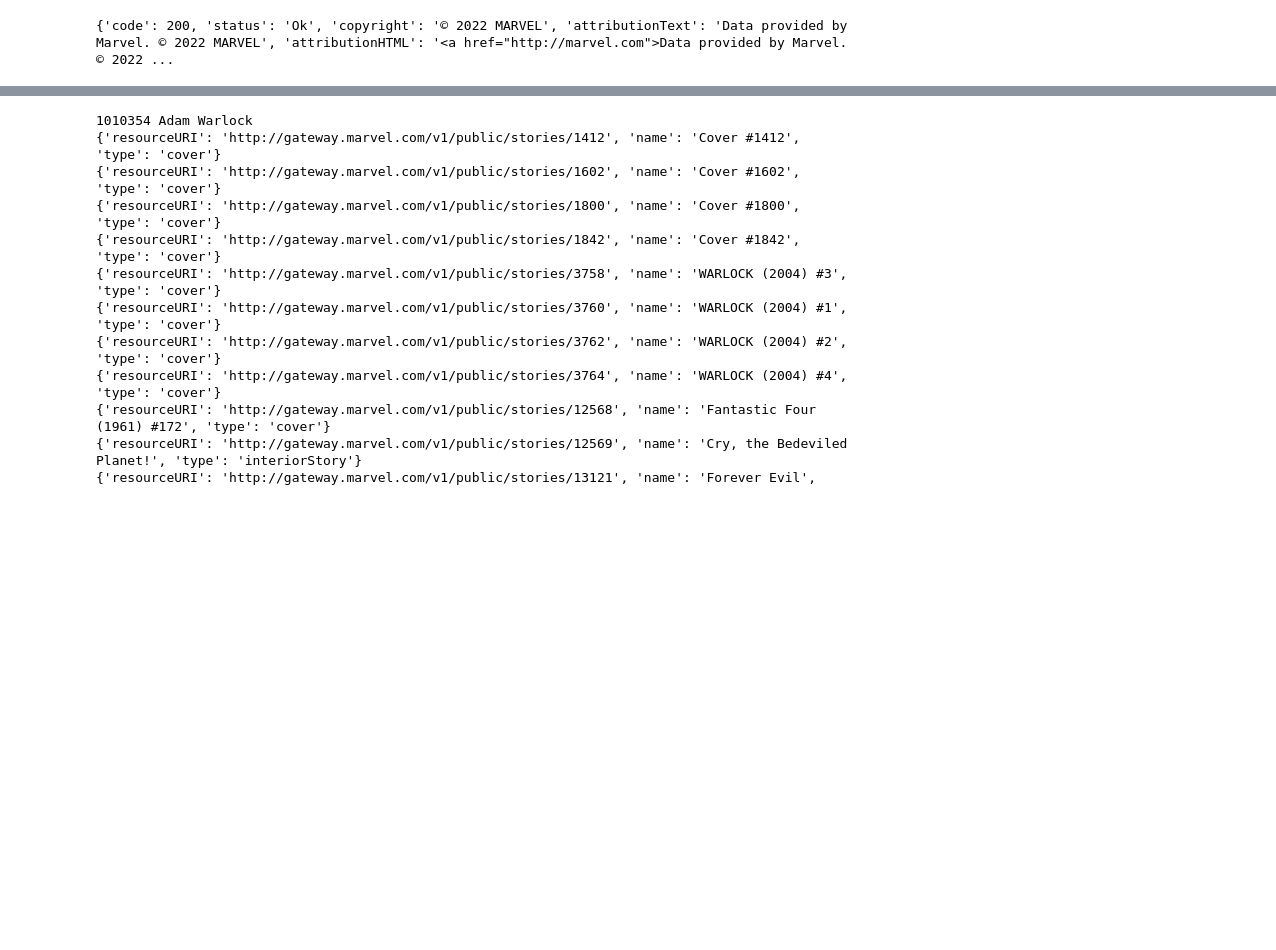
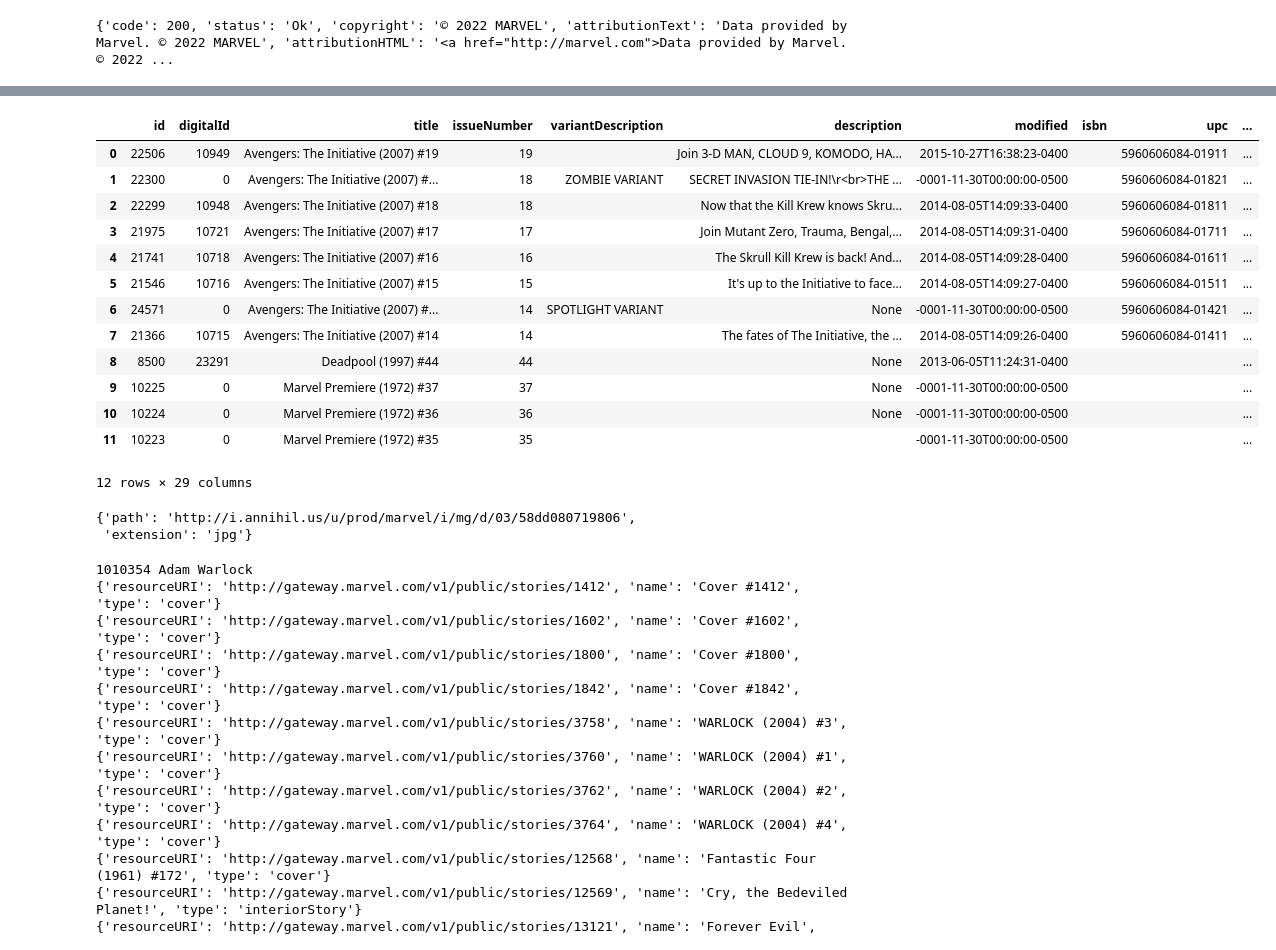
Before and after one commit to sean-gits-py/marvel_api, a Jupyter notebook: marvel_sandbox.ipynb, the cells around one changed output, grey strips where cells are left out. Drawn from its saved outputs; the diff is of its cells as text; code cells hidden in the pictures; blank space fills up the shorter version.

```diff
--- a/marvel_sandbox.ipynb
+++ b/marvel_sandbox.ipynb
@@ -17,3 +82,28 @@ print(all_characters)
+# %%
+comic = characters.comics(df_characters["id"][0])
+# %%
+df_comic = pd.DataFrame(comic["data"]["results"])
+df_comic
+# %% [output]
+|  | id | digitalId | title | issueNumber | variantDescription | description | modified | isbn | upc | ... |
+| 0 | 22506 | 10949 | Avengers: The Initiative (2007) #19 | 19 |  | Join 3-D MAN, CLOUD 9, KOMODO, HA... | 2015-10-27T16:38:23-0400 |  | 5960606084-01911 | ... |
+| 1 | 22300 | 0 | Avengers: The Initiative (2007) #... | 18 | ZOMBIE VARIANT | SECRET INVASION TIE-IN!\r<br>THE ... | -0001-11-30T00:00:00-0500 |  | 5960606084-01821 | ... |
+| 2 | 22299 | 10948 | Avengers: The Initiative (2007) #18 | 18 |  | Now that the Kill Krew knows Skru... | 2014-08-05T14:09:33-0400 |  | 5960606084-01811 | ... |
+| 3 | 21975 | 10721 | Avengers: The Initiative (2007) #17 | 17 |  | Join Mutant Zero, Trauma, Bengal,... | 2014-08-05T14:09:31-0400 |  | 5960606084-01711 | ... |
+| 4 | 21741 | 10718 | Avengers: The Initiative (2007) #16 | 16 |  | The Skrull Kill Krew is back! And... | 2014-08-05T14:09:28-0400 |  | 5960606084-01611 | ... |
+| 5 | 21546 | 10716 | Avengers: The Initiative (2007) #15 | 15 |  | It's up to the Initiative to face... | 2014-08-05T14:09:27-0400 |  | 5960606084-01511 | ... |
+| 6 | 24571 | 0 | Avengers: The Initiative (2007) #... | 14 | SPOTLIGHT VARIANT | None | -0001-11-30T00:00:00-0500 |  | 5960606084-01421 | ... |
+| 7 | 21366 | 10715 | Avengers: The Initiative (2007) #14 | 14 |  | The fates of The Initiative, the ... | 2014-08-05T14:09:26-0400 |  | 5960606084-01411 | ... |
+| 8 | 8500 | 23291 | Deadpool (1997) #44 | 44 |  | None | 2013-06-05T11:24:31-0400 |  |  | ... |
+| 9 | 10225 | 0 | Marvel Premiere (1972) #37 | 37 |  | None | -0001-11-30T00:00:00-0500 |  |  | ... |
+| 10 | 10224 | 0 | Marvel Premiere (1972) #36 | 36 |  | None | -0001-11-30T00:00:00-0500 |  |  | ... |
+| 11 | 10223 | 0 | Marvel Premiere (1972) #35 | 35 |  |  | -0001-11-30T00:00:00-0500 |  |  | ... |
+12 rows × 29 columns
+# %%
+df_comic["thumbnail"][0]
+# %% [output]
+{'path': 'http://i.annihil.us/u/prod/marvel/i/mg/d/03/58dd080719806',
+ 'extension': 'jpg'}
 # %%
 my_char = characters.all(nameStartsWith="Captain")["data"]["results"]
 # %%
```
Also changed, not shown: parts of 7 cells of this notebook, 1 other file.
